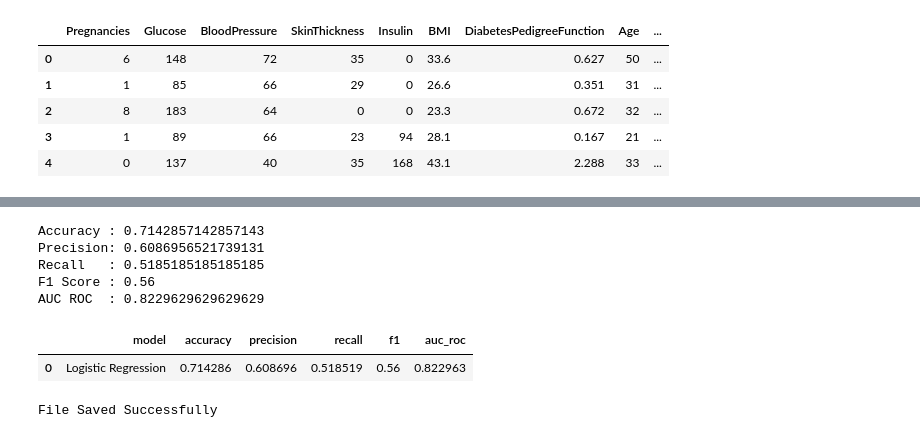
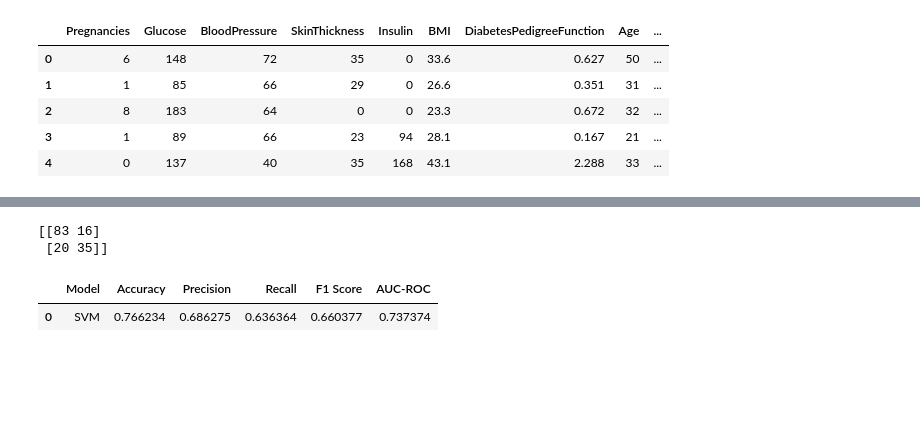
Before and after one commit to ap24110011024/Disease_detection, a Jupyter notebook: notebooks/diabetes/svm_model.ipynb, the cells around one changed output, grey strips where cells are left out. Drawn from its saved outputs; the diff is of its cells as text; code cells hidden in the pictures; blank space fills up the shorter version.

```diff
--- a/notebooks/logistic_regression.ipynb
+++ b/notebooks/diabetes/svm_model.ipynb
@@ -47,0 +37,5 @@ LogisticRegression(max_iter=1000)
+# %%
+param_grid = {
+    "C": [0.1, 1, 10],
+    "gamma": ["auto", "scale", 0.01]
+}
@@ -48,2 +61,4 @@ LogisticRegression(max_iter=1000)
+# %%
+best_svm = grid_search.best_estimator_
 # %%
-y_pred = model.predict(X_test)
+y_pred = best_svm.predict(X_test)
@@ -52,10 +65,15 @@ y_prob = model.predict_proba(X_test)[:, 1]
 # %%
+from sklearn.metrics import accuracy_score, precision_score
+from sklearn.metrics import recall_score, f1_score, roc_auc_score
+
 accuracy = accuracy_score(y_test, y_pred)
+precision = precision_score(y_test, y_pred)
+recall = recall_score(y_test, y_pred)
+f1 = f1_score(y_test, y_pred)
+auc = roc_auc_score(y_test, y_pred)
 
-precision = precision_score(y_test, y_pred)
-
-recall = recall_score(y_test, y_pred)
-
-f1 = f1_score(y_test, y_pred)
-
-auc = roc_auc_score(y_test, y_prob)
+print("Accuracy:", accuracy)
+print("Precision:", precision)
+print("Recall:", recall)
+print("F1 Score:", f1)
+print("AUC-ROC:", auc)
@@ -62,35 +100,29 @@ auc = roc_auc_score(y_test, y_prob)
+# %%
+print(confusion_matrix(
+    y_test,
+    y_pred
+))
+# %% [output]
+[[83 16]
+ [20 35]]
 # %%
-print("Accuracy :", accuracy)
-print("Precision:", precision)
-print("Recall   :", recall)
-print("F1 Score :", f1)
-print("AUC ROC  :", auc)
+comparison = pd.DataFrame({
+    "Model": ["SVM"],
+    "Accuracy": [accuracy],
+    "Precision": [precision],
+    "Recall": [recall],
+    "F1 Score": [f1],
+    "AUC-ROC": [auc]
+})
+
+comparison
 # %% [output]
-Accuracy : 0.7142857142857143
-Precision: 0.6086956521739131
-Recall   : 0.5185185185185185
-F1 Score : 0.56
-AUC ROC  : 0.8229629629629629
+|  | Model | Accuracy | Precision | Recall | F1 Score | AUC-ROC |
+| 0 | SVM | 0.766234 | 0.686275 | 0.636364 | 0.660377 | 0.737374 |
-# %%
-results = pd.DataFrame({
-    "model": ["Logistic Regression"],
-    "accuracy": [accuracy],
-    "precision": [precision],
-    "recall": [recall],
-    "f1": [f1],
-    "auc_roc": [auc]
-})
-
-results
-# %% [output]
-|  | model | accuracy | precision | recall | f1 | auc_roc |
-| 0 | Logistic Regression | 0.714286 | 0.608696 | 0.518519 | 0.56 | 0.822963 |
 # %%
-results.to_csv(
+comparison.to_csv(
     "../results/results_log.csv",
+    mode="a",
+    header=False,
     index=False
 )
-
-print("File Saved Successfully")
-# %% [output]
-File Saved Successfully
```
Also changed, not shown: parts of 12 cells of this notebook, 23 other files.
